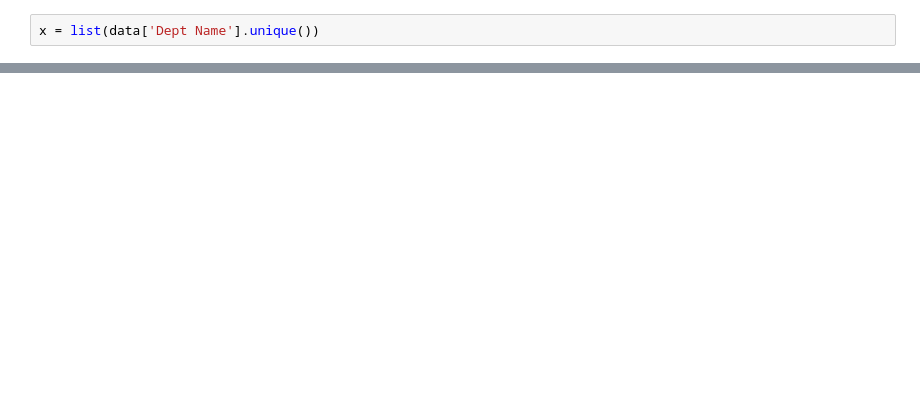
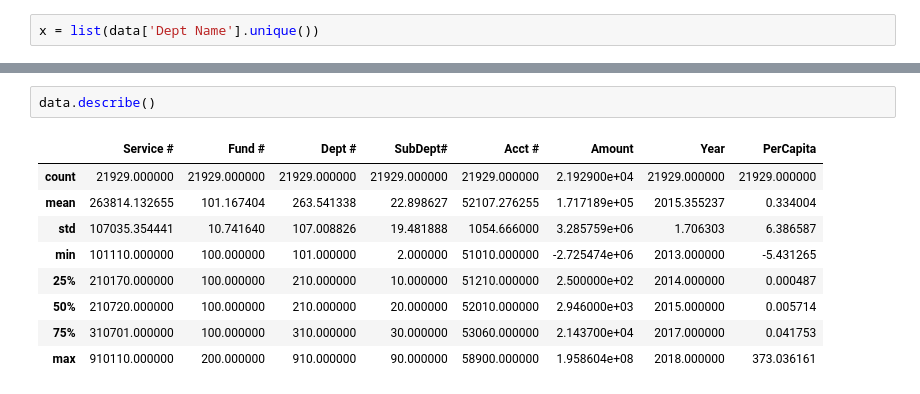
Before and after one commit to UNCG-CSE/Guilford_Financial, a Jupyter notebook: src/Trends.ipynb, the cells around one changed output, grey strips where cells are left out. Drawn from its saved outputs; the diff is of its cells as text; blank space fills up the shorter version.

```diff
--- a/src/Trends.ipynb
+++ b/src/Trends.ipynb
@@ -62,0 +96,12 @@ plt.legend()
+# %%
+data.describe()
+# %% [output]
+|  | Service # | Fund # | Dept # | SubDept# | Acct # | Amount | Year | PerCapita |
+| count | 21929.000000 | 21929.000000 | 21929.000000 | 21929.000000 | 21929.000000 | 2.192900e+04 | 21929.000000 | 21929.000000 |
+| mean | 263814.132655 | 101.167404 | 263.541338 | 22.898627 | 52107.276255 | 1.717189e+05 | 2015.355237 | 0.334004 |
+| std | 107035.354441 | 10.741640 | 107.008826 | 19.481888 | 1054.666000 | 3.285759e+06 | 1.706303 | 6.386587 |
+| min | 101110.000000 | 100.000000 | 101.000000 | 2.000000 | 51010.000000 | -2.725474e+06 | 2013.000000 | -5.431265 |
+| 25% | 210170.000000 | 100.000000 | 210.000000 | 10.000000 | 51210.000000 | 2.500000e+02 | 2014.000000 | 0.000487 |
+| 50% | 210720.000000 | 100.000000 | 210.000000 | 20.000000 | 52010.000000 | 2.946000e+03 | 2015.000000 | 0.005714 |
+| 75% | 310701.000000 | 100.000000 | 310.000000 | 30.000000 | 53060.000000 | 2.143700e+04 | 2017.000000 | 0.041753 |
+| max | 910110.000000 | 200.000000 | 910.000000 | 90.000000 | 58900.000000 | 1.958604e+08 | 2018.000000 | 373.036161 |
```
Also changed, not shown: parts of 19 cells of this notebook, 7 other files.
